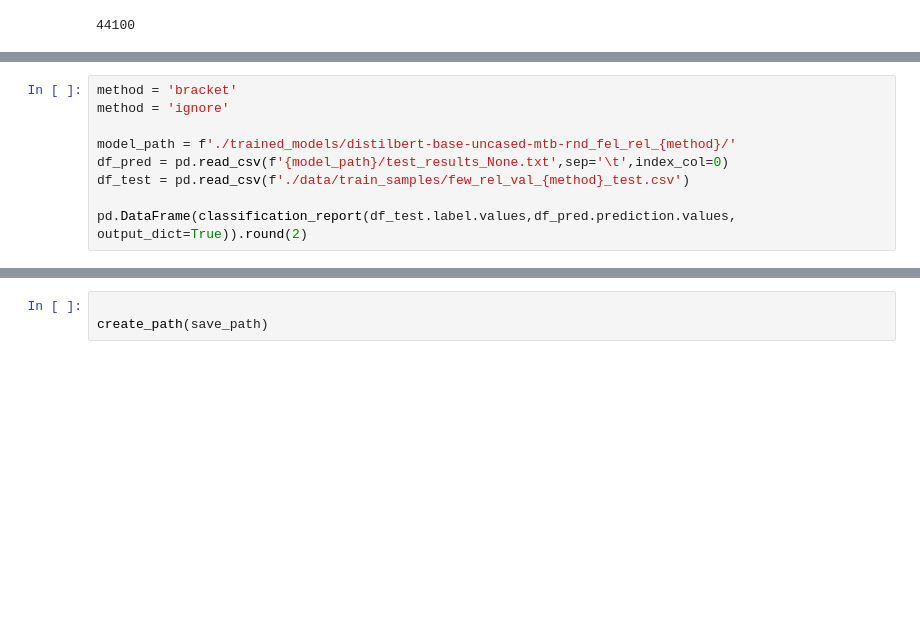
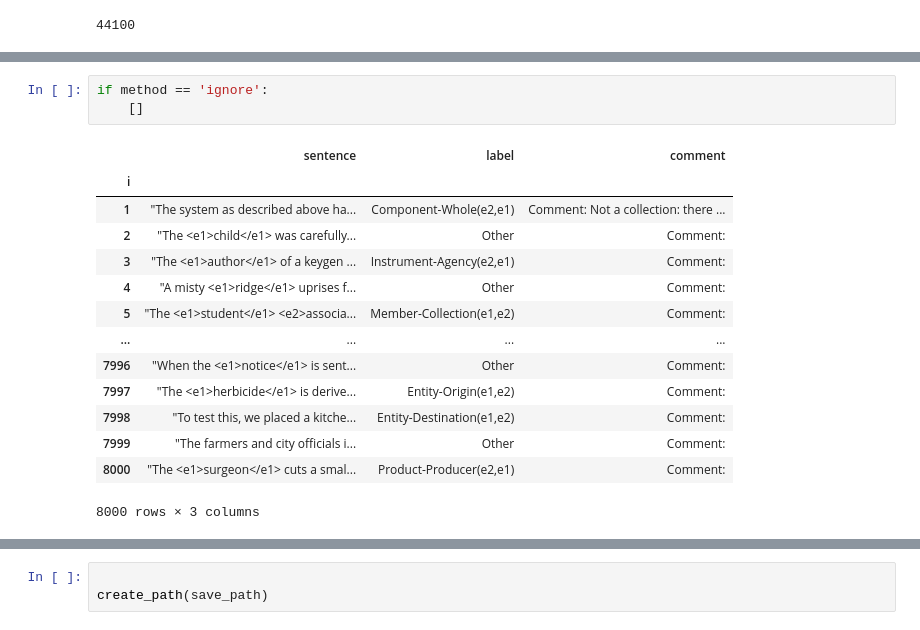
Before and after one commit to md-experiments/re-match-the-blanks, a Jupyter notebook: notebooks/Generating Data.ipynb, the cells around one changed output, grey strips where cells are left out. Drawn from its saved outputs; the diff is of its cells as text; blank space fills up the shorter version.

Commit message:
[create_data] sem_eval [script_writers] predict

```diff
--- a/notebooks/Generating Data.ipynb
+++ b/notebooks/Generating Data.ipynb
@@ -35,9 +57,0 @@ Wall time: 10.8 s
-# %%
-method = 'bracket'
-method = 'ignore'
-
-model_path = f'./trained_models/distilbert-base-uncased-mtb-rnd_fel_rel_{method}/'
-df_pred = pd.read_csv(f'{model_path}/test_results_None.txt',sep='\t',index_col=0)
-df_test = pd.read_csv(f'./data/train_samples/few_rel_val_{method}_test.csv')
-
-pd.DataFrame(classification_report(df_test.label.values,df_pred.prediction.values, output_dict=True)).round(2)
@@ -116,0 +152,18 @@ round(246915368/10e5,1)
+# %%
+if method == 'ignore':
+    []
+# %% [output]
+|  | sentence | label | comment |
+| i |  |  |  |
+| 1 | "The system as described above ha... | Component-Whole(e2,e1) | Comment: Not a collection: there ... |
+| 2 | "The <e1>child</e1> was carefully... | Other | Comment: |
+| 3 | "The <e1>author</e1> of a keygen ... | Instrument-Agency(e2,e1) | Comment: |
+| 4 | "A misty <e1>ridge</e1> uprises f... | Other | Comment: |
+| 5 | "The <e1>student</e1> <e2>associa... | Member-Collection(e1,e2) | Comment: |
+| ... | ... | ... | ... |
+| 7996 | "When the <e1>notice</e1> is sent... | Other | Comment: |
+| 7997 | "The <e1>herbicide</e1> is derive... | Entity-Origin(e1,e2) | Comment: |
+| 7998 | "To test this, we placed a kitche... | Entity-Destination(e1,e2) | Comment: |
+| 7999 | "The farmers and city officials i... | Other | Comment: |
+| 8000 | "The <e1>surgeon</e1> cuts a smal... | Product-Producer(e2,e1) | Comment: |
+8000 rows × 3 columns
```
Also changed, not shown: parts of 44 cells of this notebook, 3 other files.
